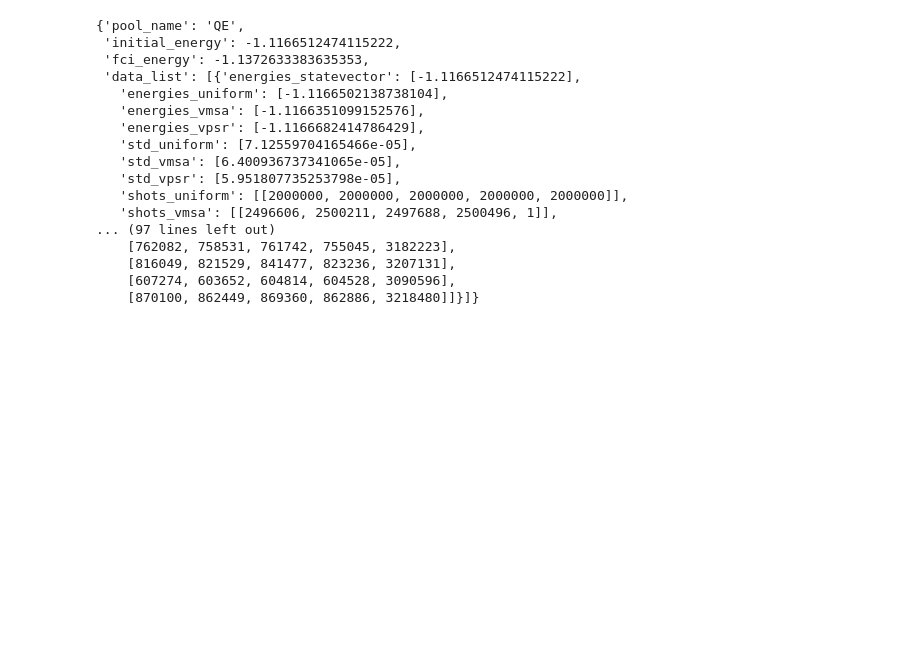
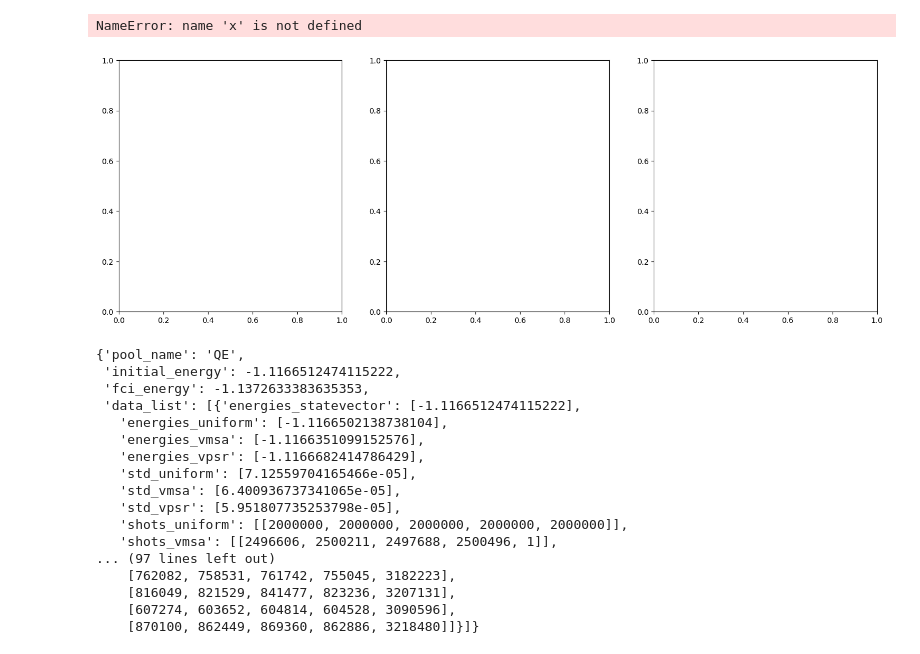
Before and after one commit to azhar-ikhtiarudin/ShotOptimization-ADAPT-VQE, a Jupyter notebook: 2-Shot-ADAPT-VQE/data/data_analysis_h2.ipynb, the cells around one changed output. Cells and saved outputs as stored; diff of their text form; code cells hidden in the pictures; blank space fills up the shorter version.

Commit message:
update visualization

```diff
--- a/2-Shot-ADAPT-VQE/data/data_analysis_h2.ipynb
+++ b/2-Shot-ADAPT-VQE/data/data_analysis_h2.ipynb
@@ -7,6 +7,69 @@ filename = 'data_N10000000_k1000_Nexp10_-1.1372633383635353.json'
 
 with open(filename, 'r') as json_file:
     data = json.load(json_file)
+# %%
+import matplotlib.pyplot as plt
+import numpy as np
+
+# Assuming `data` is already loaded with the necessary data
+
+# Create subplots (3 plots in 1 row)
+fig, axs = plt.subplots(1, 3, figsize=(18, 6))  # 1 row, 3 columns
+
+# Plot 1: Energy Error vs Iterations (Statevector, Uniform, VMSA, VPSR)
+axs[0].plot(x, error_statevector, label='ADAPT-VQE Statevector', linestyle='--', color='black')
+axs[0].plot(x, error_uniform, label='ADAPT-VQE Uniform', linestyle='--', marker='o', markersize=4)
+axs[0].plot(x, error_vmsa, label='ADAPT-VQE VMSA', linestyle='--', marker='^', markersize=4)
+axs[0].plot(x, error_vpsr, label='ADAPT-VQE VPSR', linestyle='--', marker='s', markersize=4)
+
+axs[0].fill_between(x, error_uniform - std_uniform, error_uniform + std_uniform, color='blue', alpha=0.1, label='Uniform Std Dev')
+axs[0].fill_between(x, error_vmsa - std_vmsa, error_vmsa + std_vmsa, color='orange', alpha=0.1, label='VMSA Std Dev')
+axs[0].fill_between(x, error_vpsr - std_vpsr, error_vpsr + std_vpsr, color='green', alpha=0.1, label='VPSR Std Dev')
+
+axs[0].axhline(1, color='black', linestyle='dotted')
+axs[0].set_yscale('symlog', linthresh=1e-1)
+axs[0].set_ylim(-10, 1000)
+axs[0].set_ylabel("Energy Error (Ha)")
+axs[0].set_xlabel("ADAPT-VQE and Optimizer Iterations")
+axs[0].legend()
+
+# Plot 2: Energy Error vs Cumulative Shots (Uniform, VMSA, VPSR)
+axs[1].axhline(1.594e-3, color='black', linestyle='dotted', label='Chemical Accuracy (1.594 mHa)')
+axs[1].plot(shots_uniform, error_uniform, label='ADAPT-VQE Uniform', linestyle='--', marker='o')
+axs[1].plot(shots_vmsa, error_vmsa, label='ADAPT-VQE VMSA', linestyle='--', marker='^')
+axs[1].plot(shots_vpsr, error_vpsr, label='ADAPT-VQE VPSR', linestyle='--', marker='s')
+
+axs[1].fill_between(shots_uniform, error_uniform - std_uniform, error_uniform + std_uniform, color='blue', alpha=0.1, label='Uniform Std Dev')
+axs[1].fill_between(shots_vmsa, error_vmsa - std_vmsa, error_vmsa + std_vmsa, color='orange', alpha=0.1, label='VMSA Std Dev')
+axs[1].fill_between(shots_vpsr, error_vpsr - std_vpsr, error_vpsr + std_vpsr, color='green', alpha=0.1, label='VPSR Std Dev')
+
+axs[1].set_yscale('symlog', linthresh=1e-4)
+axs[1].set_xscale('log')
+axs[1].set_ylabel("Energy Error (Ha)")
+axs[1].set_xlabel("Cumulative Shots")
+axs[1].axvline(18000000, color='green', linestyle='dashdot', alpha=0.25)
+axs[1].axvline(23000000, color='orange', linestyle='dotted', alpha=0.25)
+axs[1].axvline(24000000, color='blue', linestyle='dotted', alpha=0.25)
+axs[1].legend()
+
+# Plot 3: Number of Shots for each ADAPT-VQE method
+axs[2].bar('ADAPT-VQE Uniform', 26500000, width=0.5, alpha=0.4, color='blue')
+axs[2].bar('ADAPT-VQE VMSA', 24500000, width=0.5, alpha=0.4, color='orange')
+axs[2].bar('ADAPT-VQE VPSR', 18000000, width=0.5, alpha=0.4, color='green')
+
+axs[2].set_ylabel("Number of Shots")
+
+# Adjust layout for better spacing
+plt.tight_layout()
+
+# Save the figure as a PDF
+plt.savefig('combined_plots.pdf', format='pdf')
+
+# Show the plot (optional)
+plt.show()
+# %% [output]
+NameError: name 'x' is not defined
+[figure, added]
 # %%
 data
 # %% [output]
```
Also changed, not shown: 3 other files.
